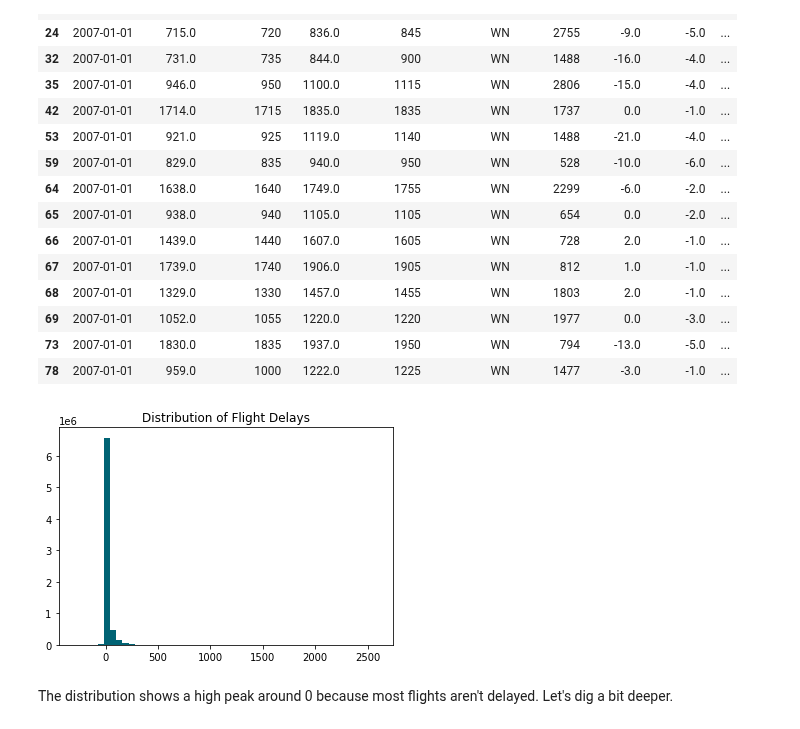
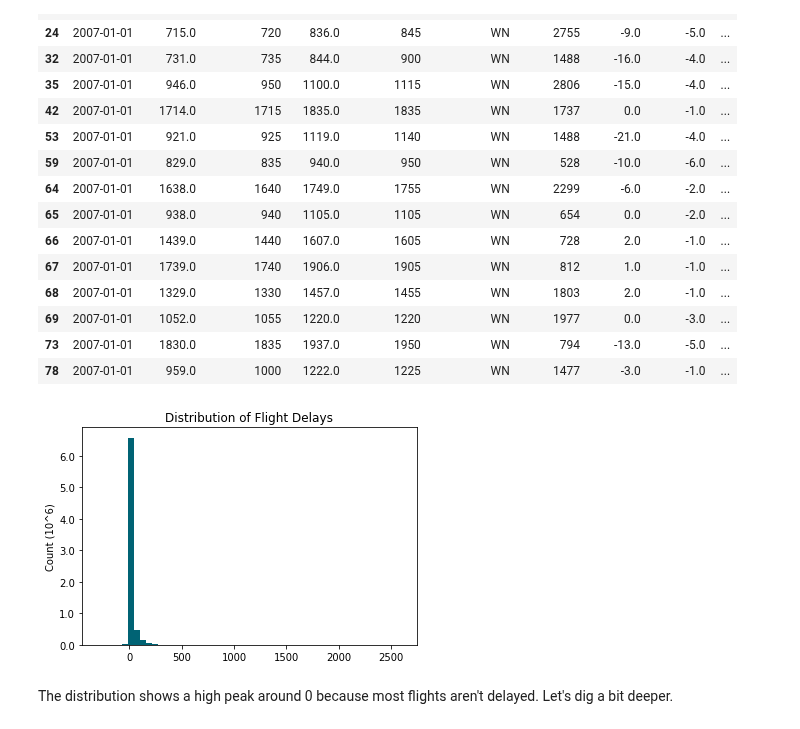
Before and after one commit to EsosaOrumwese/ALX-T-Nanodegree, a Jupyter notebook: Data Analytics/Projects/Airline On-Time Performance Data/eda_act.ipynb, the cells around one changed output. Saved outputs shown, nothing was run; the diff lists cells and outputs as text; code cells hidden in the pictures.

```diff
--- a/Data Analytics/Projects/Airline On-Time Performance Data/eda_act.ipynb
+++ b/Data Analytics/Projects/Airline On-Time Performance Data/eda_act.ipynb
@@ -135,11 +135,23 @@ airline_df.query('DepDelay < 0').head(15)
 | 69 | 2007-01-01 | 1052.0 | 1055 | 1220.0 | 1220 | WN | 1977 | 0.0 | -3.0 | ... |
 | 73 | 2007-01-01 | 1830.0 | 1835 | 1937.0 | 1950 | WN | 794 | -13.0 | -5.0 | ... |
 | 78 | 2007-01-01 | 959.0 | 1000 | 1222.0 | 1225 | WN | 1477 | -3.0 | -1.0 | ... |
-# %%
-plt.hist(airline_df.DepDelay, bins=50, color=base_color)
-plt.title('Distribution of Flight Delays');
-# %% [output]
-[figure, removed]
+# %%
+# yticks
+y_ticks = np.arange(0,7e6,1e6)
+
+# plot
+plt.hist(x=airline_df.DepDelay, bins=50, color=base_color)
+plt.title('Distribution of Flight Delays')
+plt.ylabel('Count (10^6)')
+plt.yticks(ticks=y_ticks, labels=y_ticks/1e6)
+
+# save figure
+plt.savefig('figures/hist_flight_delays_dist.png', facecolor='white',
+            transparent=False, bbox_inches = "tight")
+
+plt.show();
+# %% [output]
+[figure, added]
 # %% [markdown]
 The distribution shows a high peak around 0 because most flights aren't delayed. Let's dig a bit deeper.
 # %%
```
Also changed, not shown: parts of 28 cells of this notebook, 14 other files.
